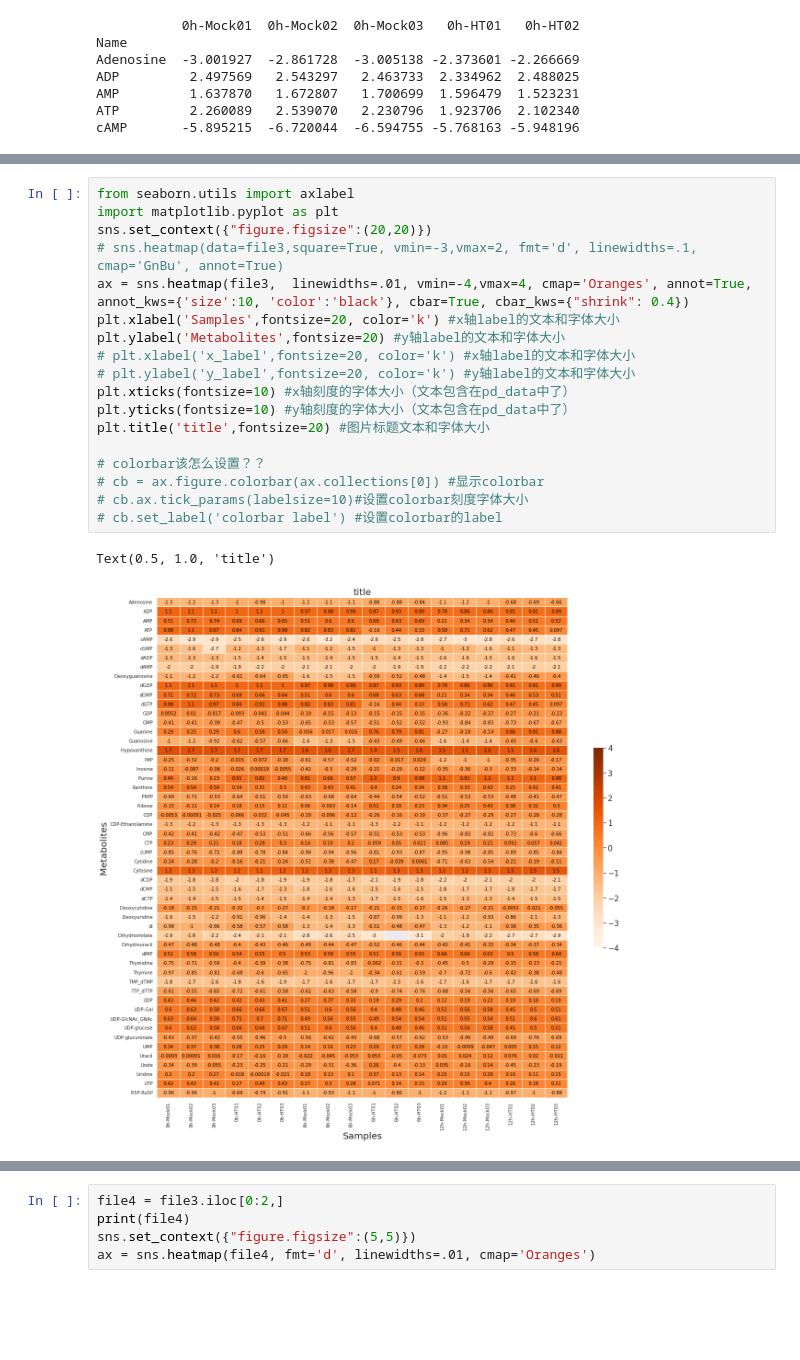
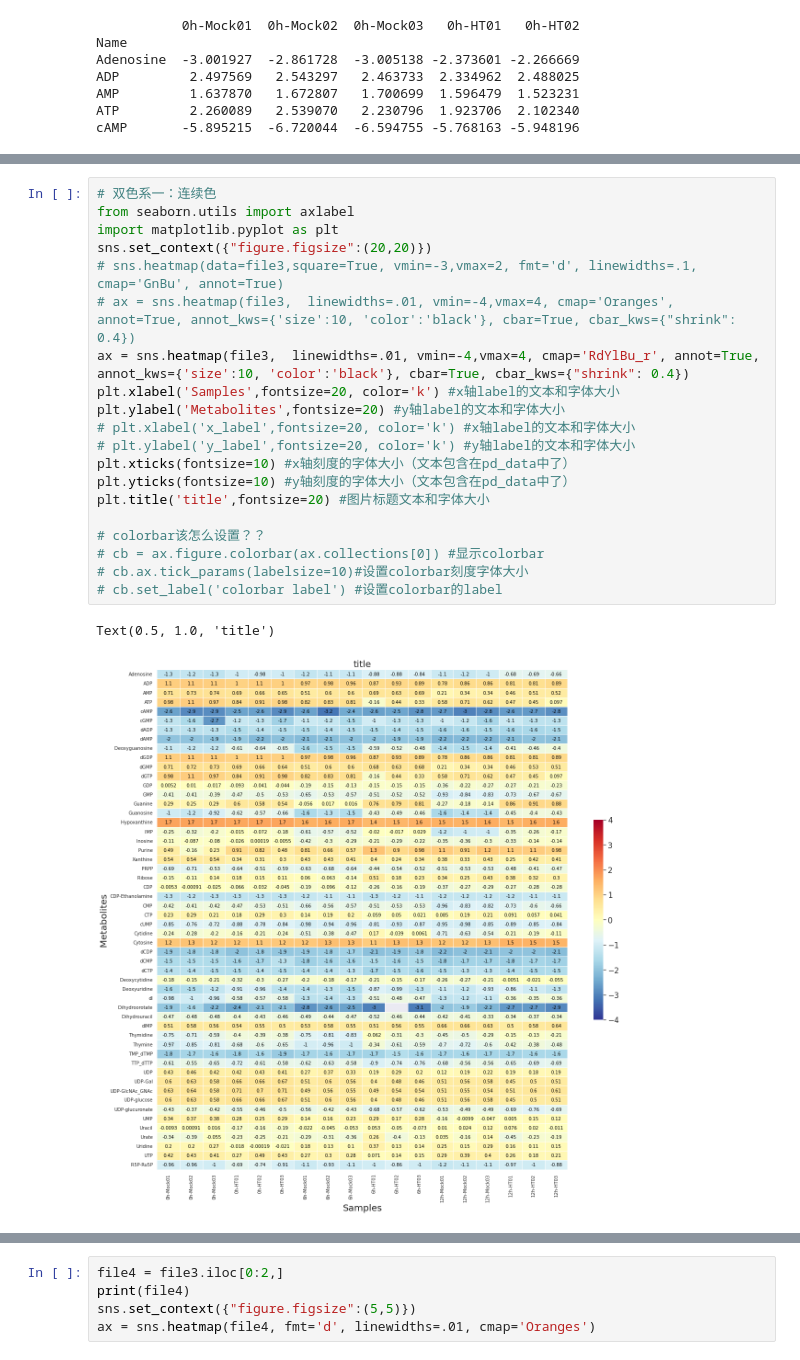
Before and after one commit to leiyi-ihb/ColabPractics, a Jupyter notebook: Picture/Copy_of_python_seabornHeatmapYuZhou.ipynb, the cells around one changed output, grey strips where cells are left out. Saved outputs shown, nothing was run; the diff lists cells and outputs as text; blank space fills up the shorter version.

```diff
--- a/Picture/Copy_of_python_seabornHeatmapYuZhou.ipynb
+++ b/Picture/Copy_of_python_seabornHeatmapYuZhou.ipynb
@@ -64,23 +64,25 @@ cAMP       -2.560259  -2.918478  -2.864066 -2.505081 -2.583269
 | 75% | 0.473137 | 0.453939 | 0.417649 | 0.511999 | 0.534079 | 0.463969 | 0.394799 | 0.412456 | 0.389462 | 0.389585 | ... |
 | max | 1.724750 | 1.741036 | 1.713969 | 1.682778 | 1.707733 | 1.691919 | 1.561254 | 1.611295 | 1.653584 | 1.434679 | ... |
 # %%
+# 双色系一：连续色
 from seaborn.utils import axlabel
 import matplotlib.pyplot as plt
 sns.set_context({"figure.figsize":(20,20)})
 # sns.heatmap(data=file3,square=True, vmin=-3,vmax=2, fmt='d', linewidths=.1, cmap='GnBu', annot=True)
-ax = sns.heatmap(file3,  linewidths=.01, vmin=-4,vmax=4, cmap='Oranges', annot=True, annot_kws={'size':10, 'color':'black'}, cbar=True, cbar_kws={"shrink": 0.4})
+# ax = sns.heatmap(file3,  linewidths=.01, vmin=-4,vmax=4, cmap='Oranges', annot=True, annot_kws={'size':10, 'color':'black'}, cbar=True, cbar_kws={"shrink": 0.4})
+ax = sns.heatmap(file3,  linewidths=.01, vmin=-4,vmax=4, cmap='RdYlBu_r', annot=True, annot_kws={'size':10, 'color':'black'}, cbar=True, cbar_kws={"shrink": 0.4})
 plt.xlabel('Samples',fontsize=20, color='k') #x轴label的文本和字体大小
 plt.ylabel('Metabolites',fontsize=20) #y轴label的文本和字体大小
 # plt.xlabel('x_label',fontsize=20, color='k') #x轴label的文本和字体大小
 # plt.ylabel('y_label',fontsize=20, color='k') #y轴label的文本和字体大小
 plt.xticks(fontsize=10) #x轴刻度的字体大小（文本包含在pd_data中了）
 plt.yticks(fontsize=10) #y轴刻度的字体大小（文本包含在pd_data中了）
 plt.title('title',fontsize=20) #图片标题文本和字体大小
 
 # colorbar该怎么设置？？
 # cb = ax.figure.colorbar(ax.collections[0]) #显示colorbar
 # cb.ax.tick_params(labelsize=10)#设置colorbar刻度字体大小
 # cb.set_label('colorbar label') #设置colorbar的label
 # %% [output]
 Text(0.5, 1.0, 'title')
-[figure, old version]
+[figure, new version]
```
Also changed, not shown: parts of 3 cells of this notebook.
